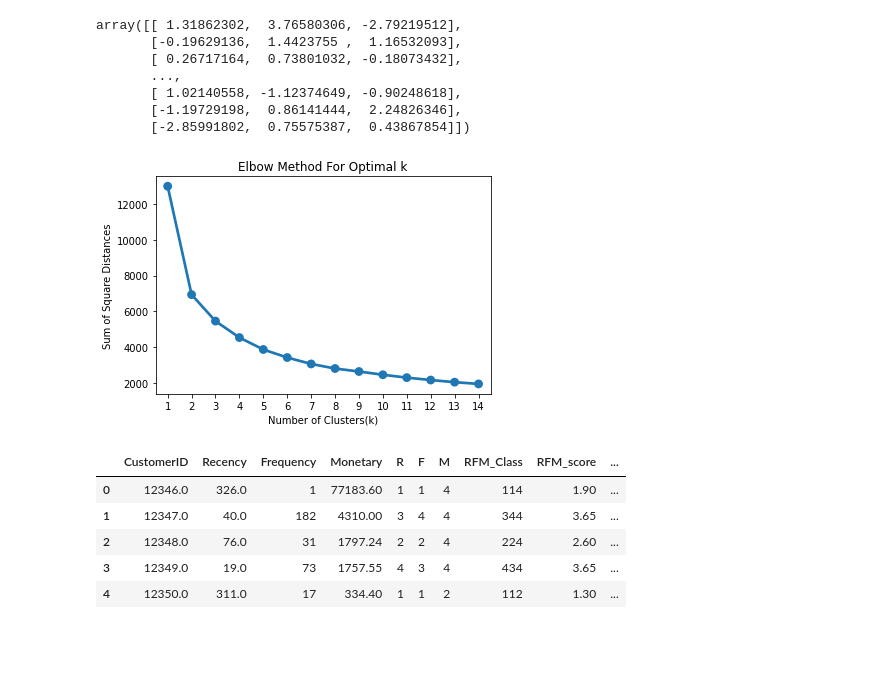
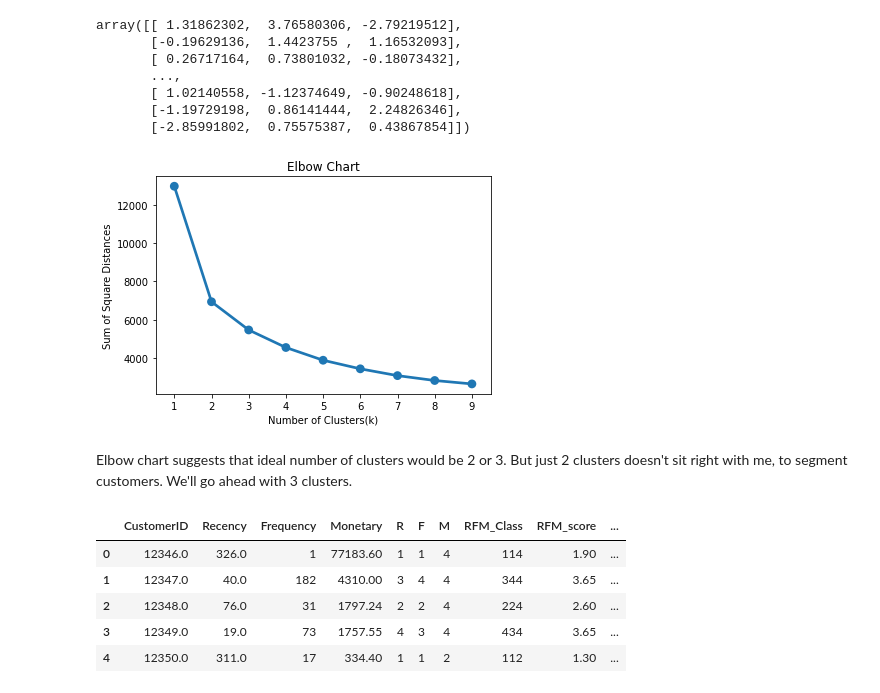
Before and after one commit to cpvivek/Onlie-Retail-Customer-Segmentation, a Jupyter notebook: Online_Retail_Customer_Segmentation__Vivek_CP_Capstone_Project.ipynb, the cells around one changed output. Drawn from its saved outputs; the diff is of its cells as text; code cells hidden in the pictures; blank space fills up the shorter version.

```diff
--- a/Online_Retail_Customer_Segmentation__Vivek_CP_Capstone_Project.ipynb
+++ b/Online_Retail_Customer_Segmentation__Vivek_CP_Capstone_Project.ipynb
@@ -665,6 +668,7 @@ RFM_df[RFM_df['Monetary']<=0]
 We've got 71 rows with Recency Values as 0 and 1 row with Monetary value as 0. We need to get rid of the 0s here, so that further log transformations or other such operations run smoothly.
 # %%
 def zero_eliminator(x):
+  '''This function replaces any negative or 0 value with 1'''
   if x<=0:
     x=1
   else:
@@ -739,22 +747,27 @@ array([[ 1.31862302,  3.76580306, -2.79219512],
        [-1.19729198,  0.86141444,  2.24826346],
        [-2.85991802,  0.75575387,  0.43867854]])
 # %%
+#importing Kmeans
 from sklearn.cluster import KMeans
 
+#storing sum of squared distances for different k values
 sum_sq_dis={}
-for k in range(1,15):
+for k in range(1,10):
     km = KMeans(n_clusters= k, init= 'k-means++', max_iter= 1000)
     km = km.fit(RFM_scaled)
     sum_sq_dis[k] = km.inertia_
 # %%
+#plotting elbow graph to determine ideal number of clusters.
 sns.pointplot(x = list(sum_sq_dis.keys()), y = list(sum_sq_dis
                                                     .values()))
 plt.xlabel('Number of Clusters(k)')
 plt.ylabel('Sum of Square Distances')
-plt.title('Elbow Method For Optimal k')
+plt.title('Elbow Chart')
 plt.show()
 # %% [output]
-[figure, old version]
+[figure, new version]
+# %% [markdown]
+Elbow chart suggests that ideal number of clusters would be 2 or 3. But just 2 clusters doesn't sit right with me, to segment customers. We'll go ahead with 3 clusters.
 # %%
 #Fitting K-Mean model
 KMean_clust = KMeans(n_clusters= 3, init= 'k-means++', max_iter= 1000)
```
Also changed, not shown: parts of 20 cells of this notebook.
